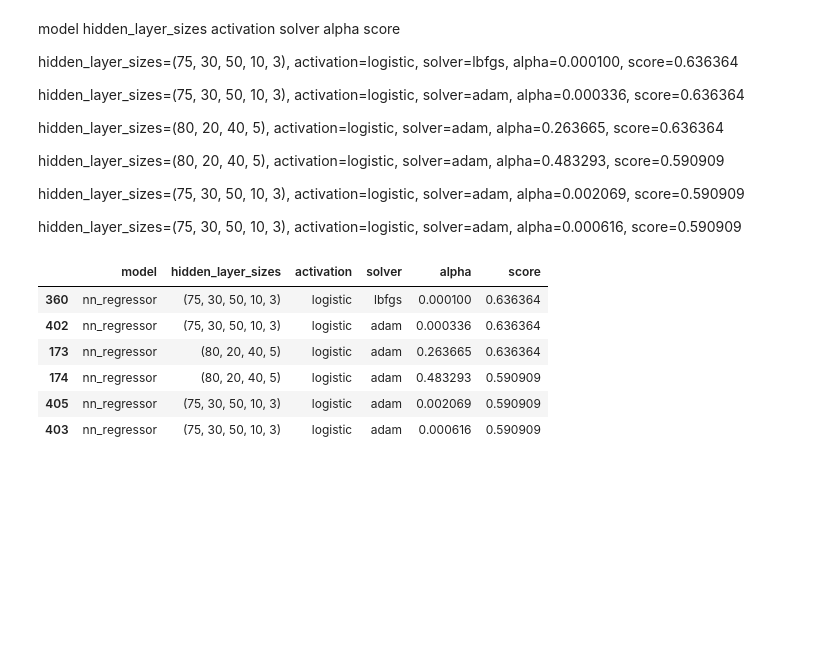
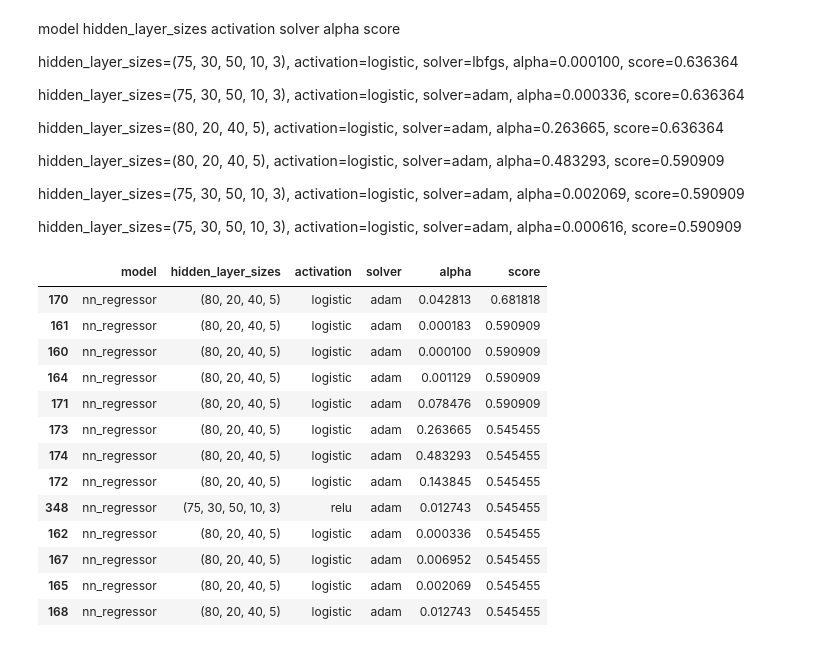
Before and after one commit to ollyjc99/f1-analytics, a Jupyter notebook: data modelling/parameter-testing/NeuralNetworkRegressor.ipynb, the cells around one changed output. Cells and saved outputs as stored; diff of their text form; code cells hidden in the pictures; blank space fills up the shorter version.

Commit message:
actual NN regressor inputs, was accidentally sharing inputs with classifier before and was ruining outputs

```diff
--- a/data modelling/parameter-testing/NeuralNetworkRegressor.ipynb
+++ b/data modelling/parameter-testing/NeuralNetworkRegressor.ipynb
@@ -44,18 +44,18 @@ train = df[df.season < N]
 
 scaler = StandardScaler()
 
-X_train = train.drop(['season', 'round', 'podium', 'driver_points_from_race', 'constructor_points_from_race', 'qualifying_pos'], axis=1)
+X_train = train.drop(['season', 'round', 'podium', 'driver_points_from'], axis=1)
 X_train = pd.DataFrame(scaler.fit_transform(X_train), columns=X_train.columns)
 
-y_train = np.asarray(train.driver_points_from_race.values)
+y_train = np.asarray(train.driver_points_from.values)
 # %%
 def score_regression(model):
     score = 0
     for circuit in df[df.season == N]['round'].unique():
 
         test = df[(df.season == N) & (df['round'] == circuit)]
-        X_test = test.drop(['season', 'round', 'podium', 'driver_points_from_race', 'constructor_points_from_race', 'qualifying_pos'], axis = 1)
-        y_test = test.driver_points_from_race
+        X_test = test.drop(['season', 'round', 'podium', 'driver_points_from'], axis=1)
+        y_test = test.driver_points_from
 
         #scaling
         X_test = pd.DataFrame(scaler.transform(X_test), columns = X_test.columns)
@@ -67,8 +67,6 @@ def score_regression(model):
         prediction_df['predicted_winner'] = prediction_df.predicted_points.map(lambda x: 1 if x == prediction_df.predicted_points.max() else 0)
         prediction_df['actual_winner'] = prediction_df.actual_points.map(lambda x: 1 if x == prediction_df.actual_points.max() else 0)
 
-        # points += list(prediction_df.predicted_winner.values)
-        # winners += list(prediction_df.predicted_points.values)
 
         score += precision_score(prediction_df.actual_winner, prediction_df.predicted_winner)
 
@@ -145,13 +143,20 @@ hidden_layer_sizes=(75, 30, 50, 10, 3), activation=logistic, solver=adam, alpha=
 # %%
 comparison_df = pd.DataFrame(comparison_dict).sort_values('score', ascending=False)
 
-comparison_df.query('score > .59')
+comparison_df.query('score > .5')
 # %% [output]
 |  | model | hidden_layer_sizes | activation | solver | alpha | score |
-| 360 | nn_regressor | (75, 30, 50, 10, 3) | logistic | lbfgs | 0.000100 | 0.636364 |
-| 402 | nn_regressor | (75, 30, 50, 10, 3) | logistic | adam | 0.000336 | 0.636364 |
-| 173 | nn_regressor | (80, 20, 40, 5) | logistic | adam | 0.263665 | 0.636364 |
-| 174 | nn_regressor | (80, 20, 40, 5) | logistic | adam | 0.483293 | 0.590909 |
-| 405 | nn_regressor | (75, 30, 50, 10, 3) | logistic | adam | 0.002069 | 0.590909 |
-| 403 | nn_regressor | (75, 30, 50, 10, 3) | logistic | adam | 0.000616 | 0.590909 |
+| 170 | nn_regressor | (80, 20, 40, 5) | logistic | adam | 0.042813 | 0.681818 |
+| 161 | nn_regressor | (80, 20, 40, 5) | logistic | adam | 0.000183 | 0.590909 |
+| 160 | nn_regressor | (80, 20, 40, 5) | logistic | adam | 0.000100 | 0.590909 |
+| 164 | nn_regressor | (80, 20, 40, 5) | logistic | adam | 0.001129 | 0.590909 |
+| 171 | nn_regressor | (80, 20, 40, 5) | logistic | adam | 0.078476 | 0.590909 |
+| 173 | nn_regressor | (80, 20, 40, 5) | logistic | adam | 0.263665 | 0.545455 |
+| 174 | nn_regressor | (80, 20, 40, 5) | logistic | adam | 0.483293 | 0.545455 |
+| 172 | nn_regressor | (80, 20, 40, 5) | logistic | adam | 0.143845 | 0.545455 |
+| 348 | nn_regressor | (75, 30, 50, 10, 3) | relu | adam | 0.012743 | 0.545455 |
+| 162 | nn_regressor | (80, 20, 40, 5) | logistic | adam | 0.000336 | 0.545455 |
+| 167 | nn_regressor | (80, 20, 40, 5) | logistic | adam | 0.006952 | 0.545455 |
+| 165 | nn_regressor | (80, 20, 40, 5) | logistic | adam | 0.002069 | 0.545455 |
+| 168 | nn_regressor | (80, 20, 40, 5) | logistic | adam | 0.012743 | 0.545455 |
 # %%
```
Also changed, not shown: parts of 4 cells of this notebook, 1 other file.
